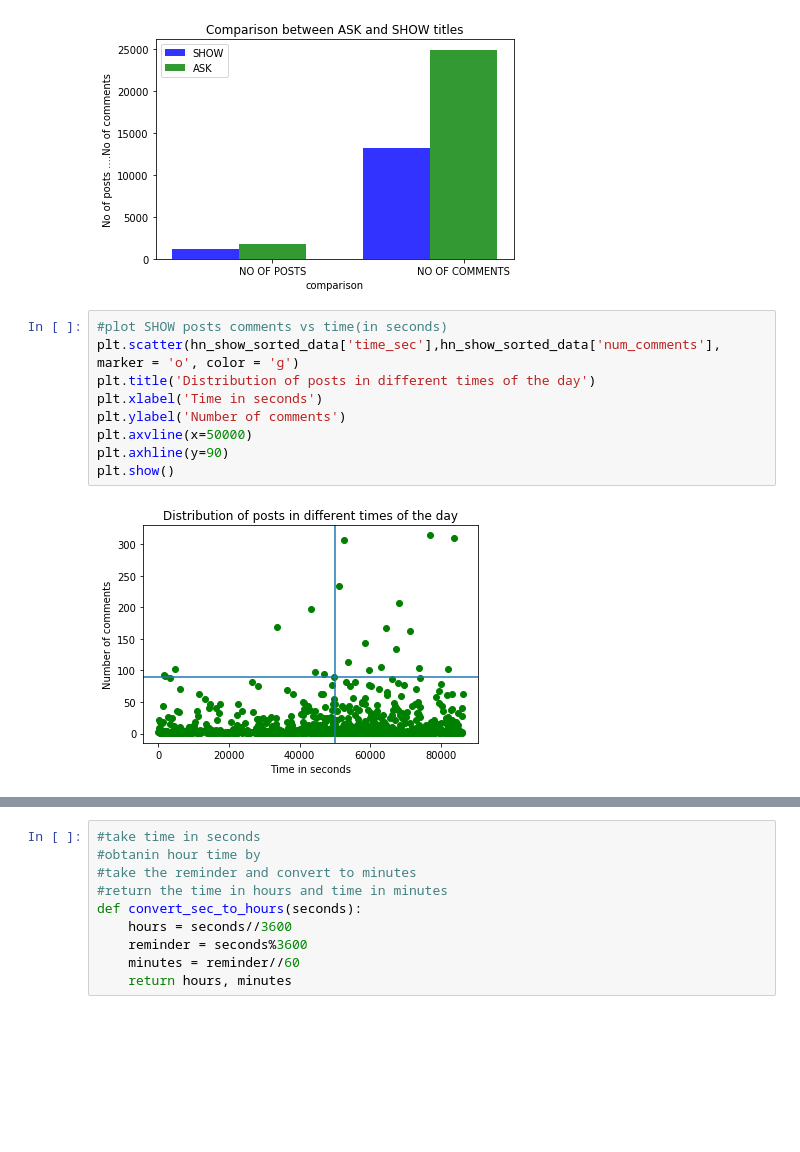
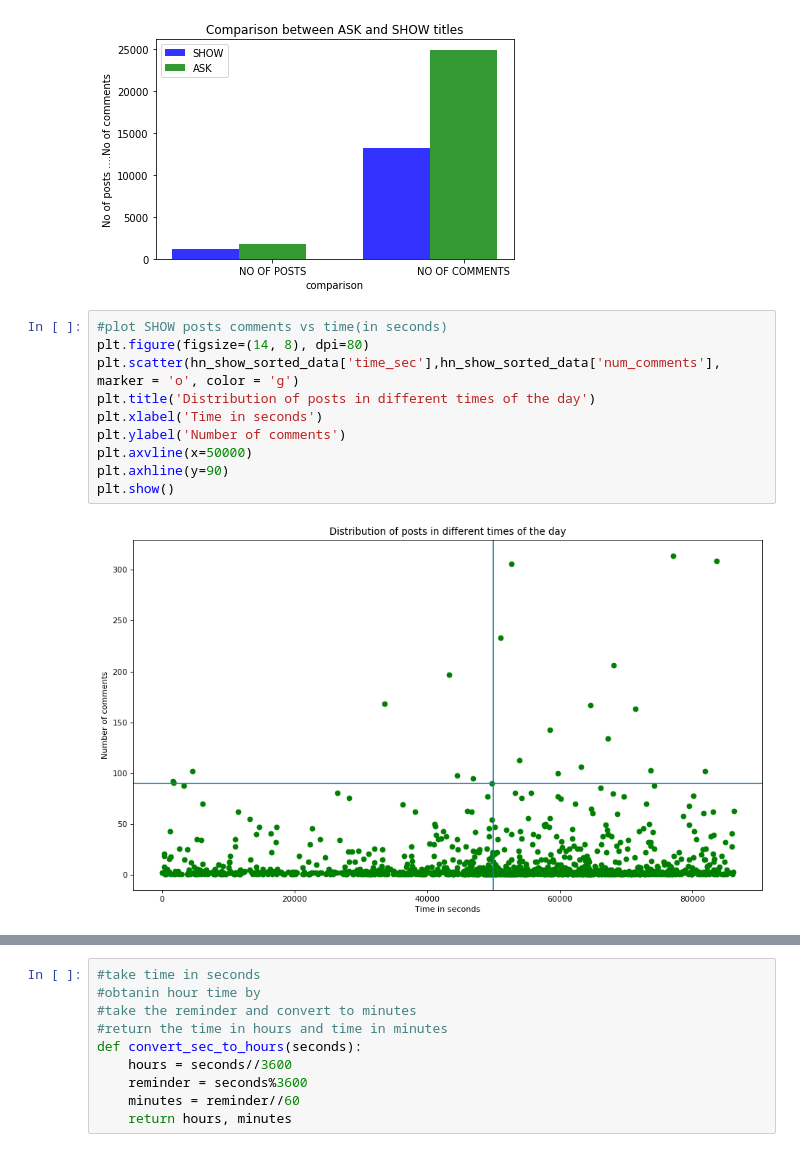
Before and after one commit to ndangalasinh/dataquest_hackernews_posts_analysis_1, a Jupyter notebook: hacker_news_analysis.ipynb, the cells around one changed output, grey strips where cells are left out. Saved outputs shown, nothing was run; the diff lists cells and outputs as text; blank space fills up the shorter version.

```diff
--- a/hacker_news_analysis.ipynb
+++ b/hacker_news_analysis.ipynb
@@ -229,13 +225,14 @@ plt.show()
 [figure]
 # %%
 #plot SHOW posts comments vs time(in seconds)
+plt.figure(figsize=(14, 8), dpi=80)
 plt.scatter(hn_show_sorted_data['time_sec'],hn_show_sorted_data['num_comments'], marker = 'o', color = 'g')
 plt.title('Distribution of posts in different times of the day')
 plt.xlabel('Time in seconds')
 plt.ylabel('Number of comments')
 plt.axvline(x=50000)
 plt.axhline(y=90)
 plt.show()
 # %% [output]
-[figure, old version]
+[figure, new version]
 # %%
```
Also changed, not shown: parts of 5 cells of this notebook.
